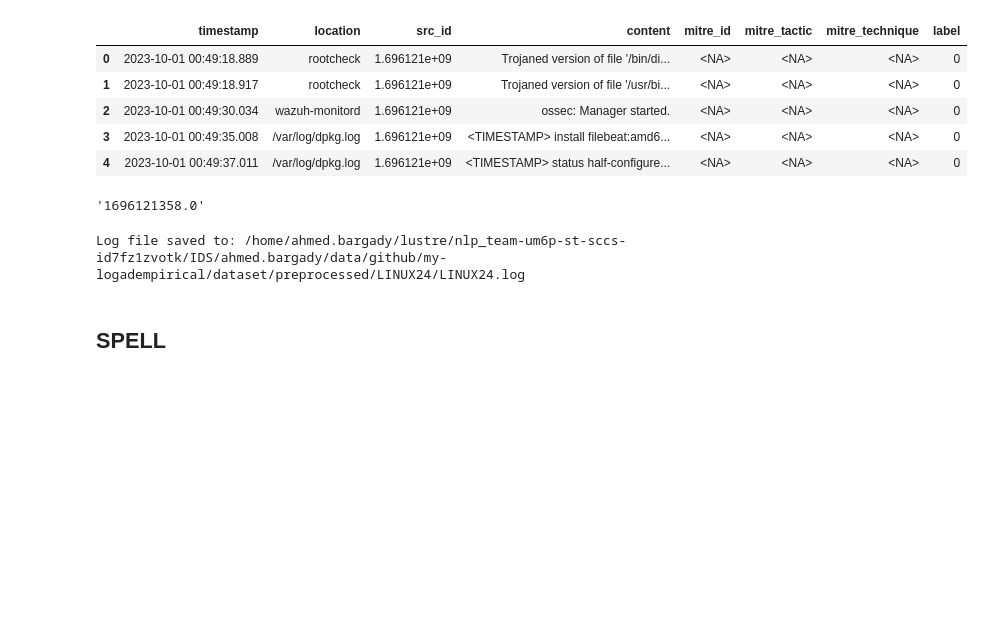
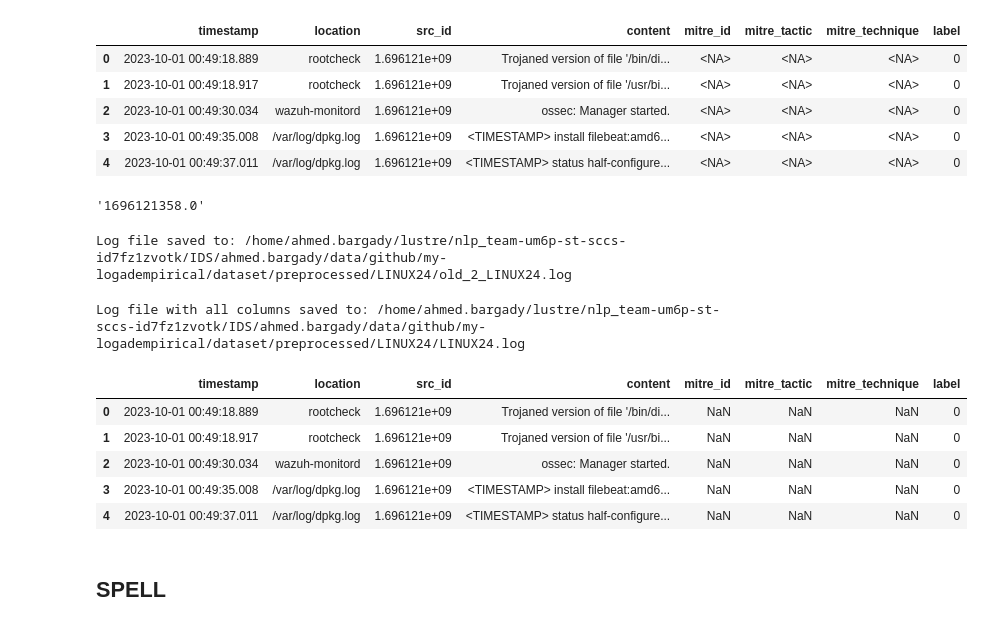
Before and after one commit to AhmedCoolProjects/LogADEmpirical, a Jupyter notebook: dataset_analysis.ipynb, the cells around one changed output. Saved outputs shown, nothing was run; the diff lists cells and outputs as text; code cells hidden in the pictures; blank space fills up the shorter version.

```diff
--- a/dataset_analysis.ipynb
+++ b/dataset_analysis.ipynb
@@ -471,15 +471,37 @@ df['src_id'][0]
 '1696121358.0'
 # %%
 df.to_csv(os.path.join(PREP_DATASET, "LINUX24", "LINUX24.csv"), index=False)
+# %%
+df = pd.read_csv(os.path.join(PREP_DATASET, "LINUX24", "LINUX24.csv"))
 # %%
 # save log_cleaned column from df to a .log file with a '- ' prefix for each line
-log_file_path = os.path.join(LINUX_DIR, "LINUX24.log")
+log_file_path = os.path.join(LINUX_DIR, "old_2_LINUX24.log")
 with open(log_file_path, 'w') as f:
     for line in df['content']:
         f.write(f"- {line}\n")
 
 print(f"Log file saved to: {log_file_path}")
 # %% [output]
-Log file saved to: /home/ahmed.bargady/lustre/nlp_team-um6p-st-sccs-id7fz1zvotk/IDS/ahmed.bargady/data/github/my-logadempirical/dataset/preprocessed/LINUX24/LINUX24.log
+Log file saved to: /home/ahmed.bargady/lustre/nlp_team-um6p-st-sccs-id7fz1zvotk/IDS/ahmed.bargady/data/github/my-logadempirical/dataset/preprocessed/LINUX24/old_2_LINUX24.log
+# %%
+# instead of saving only the content in the log file, we will save all the columns in a specific format
+# - <timestamp> : <location> : <src_id> : <content> : <mitre_id> : <mitre_tactic> : <mitre_technique> : <label>
+log_file_path = os.path.join(LINUX_DIR, "LINUX24.log")
+with open(log_file_path, 'w') as f:
+    for _, row in df.iterrows():
+        line = f"- {row['timestamp']} : {row['location']} : {row['src_id']} : {row['content']} : {row['mitre_id']} : {row['mitre_tactic']} : {row['mitre_technique']} : {row['label']}\n"
+        f.write(line)
+print(f"Log file with all columns saved to: {log_file_path}")
+# %% [output]
+Log file with all columns saved to: /home/ahmed.bargady/lustre/nlp_team-um6p-st-sccs-id7fz1zvotk/IDS/ahmed.bargady/data/github/my-logadempirical/dataset/preprocessed/LINUX24/LINUX24.log
+# %%
+df.head()
+# %% [output]
+|  | timestamp | location | src_id | content | mitre_id | mitre_tactic | mitre_technique | label |
+| 0 | 2023-10-01 00:49:18.889 | rootcheck | 1.696121e+09 | Trojaned version of file '/bin/di... | NaN | NaN | NaN | 0 |
+| 1 | 2023-10-01 00:49:18.917 | rootcheck | 1.696121e+09 | Trojaned version of file '/usr/bi... | NaN | NaN | NaN | 0 |
+| 2 | 2023-10-01 00:49:30.034 | wazuh-monitord | 1.696121e+09 | ossec: Manager started. | NaN | NaN | NaN | 0 |
+| 3 | 2023-10-01 00:49:35.008 | /var/log/dpkg.log | 1.696121e+09 | <TIMESTAMP> install filebeat:amd6... | NaN | NaN | NaN | 0 |
+| 4 | 2023-10-01 00:49:37.011 | /var/log/dpkg.log | 1.696121e+09 | <TIMESTAMP> status half-configure... | NaN | NaN | NaN | 0 |
 # %% [markdown]
 ## SPELL
```
Also changed, not shown: parts of 5 cells of this notebook, 7 other files.
